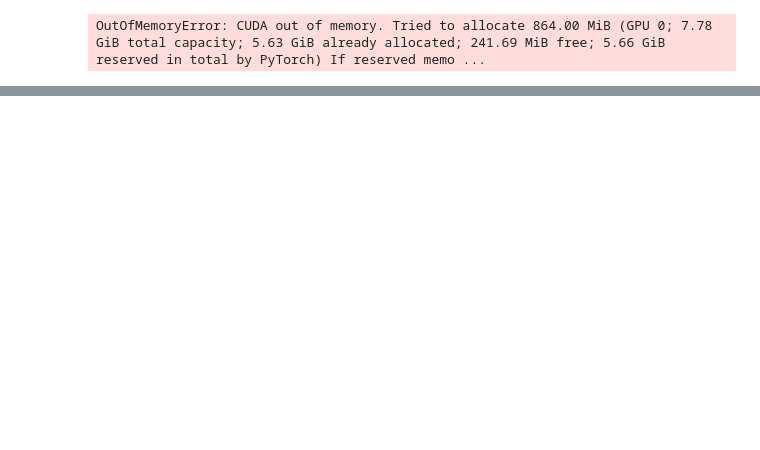
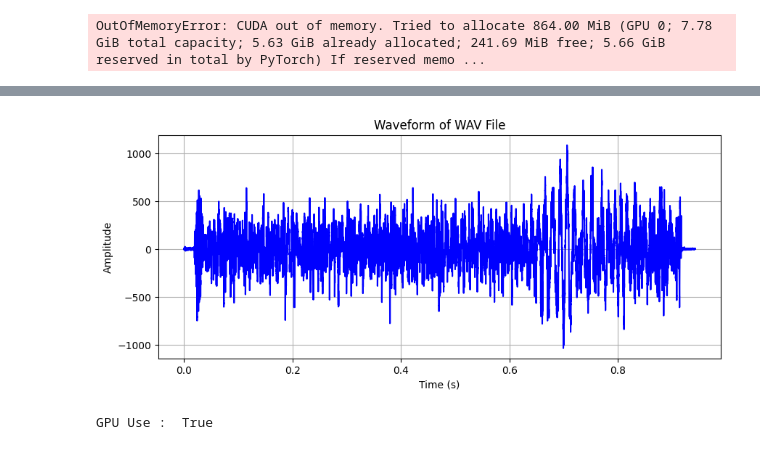
Before and after one commit to diddytpq/Action-Classification-based-Image-Audio, a Jupyter notebook: test.ipynb, the cells around one changed output, grey strips where cells are left out. Drawn from its saved outputs; the diff is of its cells as text; code cells hidden in the pictures; blank space fills up the shorter version.

```diff
--- a/test.ipynb
+++ b/test.ipynb
@@ -89,0 +122,45 @@ torch.cuda.empty_cache()
+# %%
+import numpy as np
+import matplotlib.pyplot as plt
+import wave
+
+# WAV 파일 경로 설정
+wav_file = "./dataset/train/audios/normal_0.wav"
+
+# WAV 파일 열기
+with wave.open(wav_file, "rb") as wav:
+    # WAV 파일의 오디오 데이터 읽기
+    frames = wav.readframes(-1)
+    samples = np.frombuffer(frames, dtype="int16")
+
+    # WAV 파일의 샘플 레이트와 채널 수 가져오기
+    sample_rate = wav.getframerate()
+    num_channels = wav.getnchannels()
+
+# 오디오 데이터의 시간 배열 생성
+duration = len(samples) / sample_rate
+time = np.linspace(0., duration, len(samples))
+
+# 그래프 그리기
+plt.figure(figsize=(10, 4))
+plt.plot(time, samples, color="b")
+plt.xlabel("Time (s)")
+plt.ylabel("Amplitude")
+plt.title("Waveform of WAV File")
+plt.grid(True)
+plt.show()
+# %% [output]
+[figure, added]
+# %%
+from dataloader_custom import AC_Data_Loader
+from torch.utils.data import TensorDataset, DataLoader
+import torch
+device = torch.device("cuda:0" if torch.cuda.is_available() else "cpu")
+print('GPU Use : ',torch.cuda.is_available())
+
+data_path_x = "./dataset/train/features/"
+data_loader = AC_Data_Loader(data_path_x)
+
+train_loader = DataLoader(dataset = data_loader, batch_size=1, shuffle=True)
+# %% [output]
+GPU Use :  True
```
Also changed, not shown: parts of 3 cells of this notebook, 12 other files.
